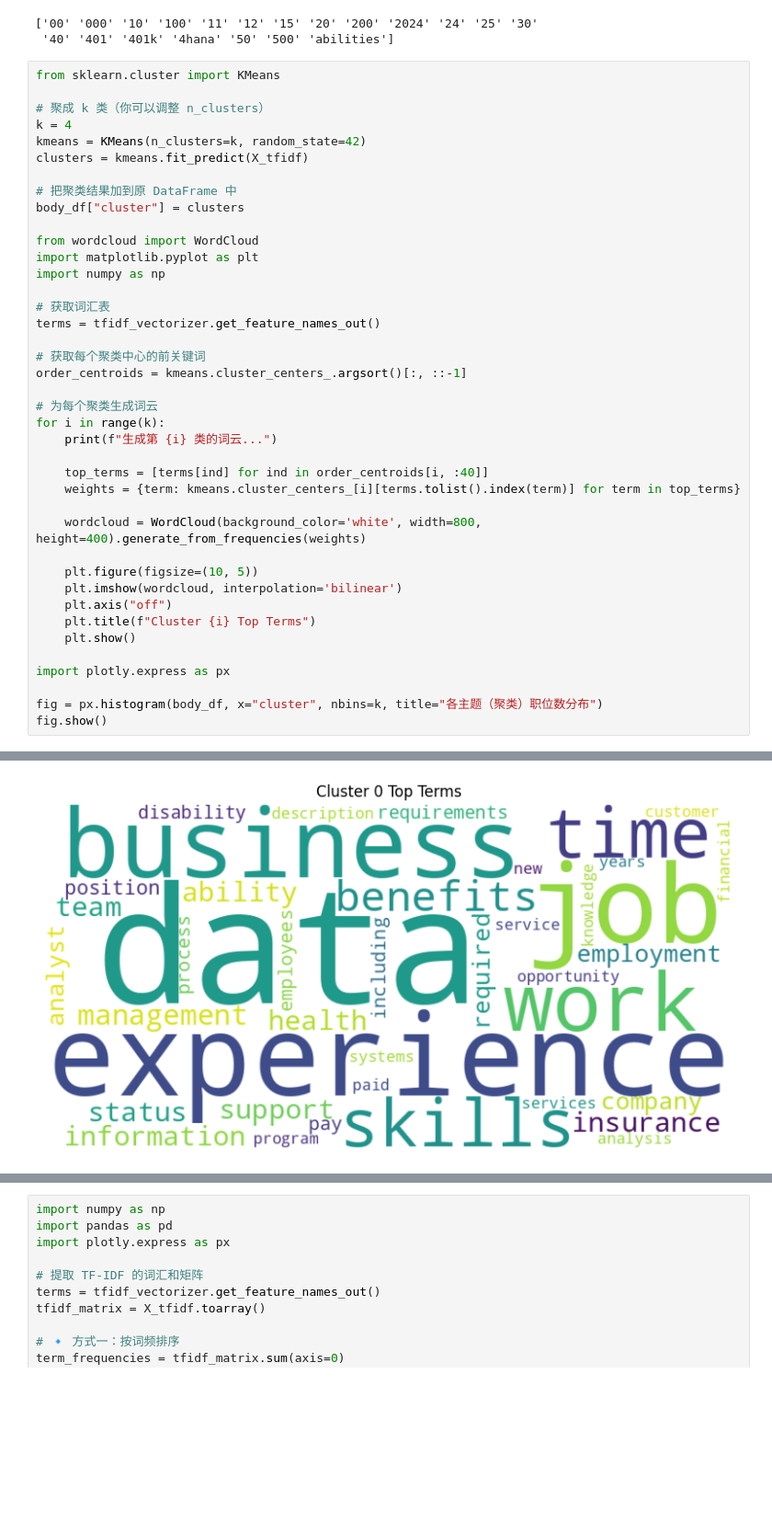
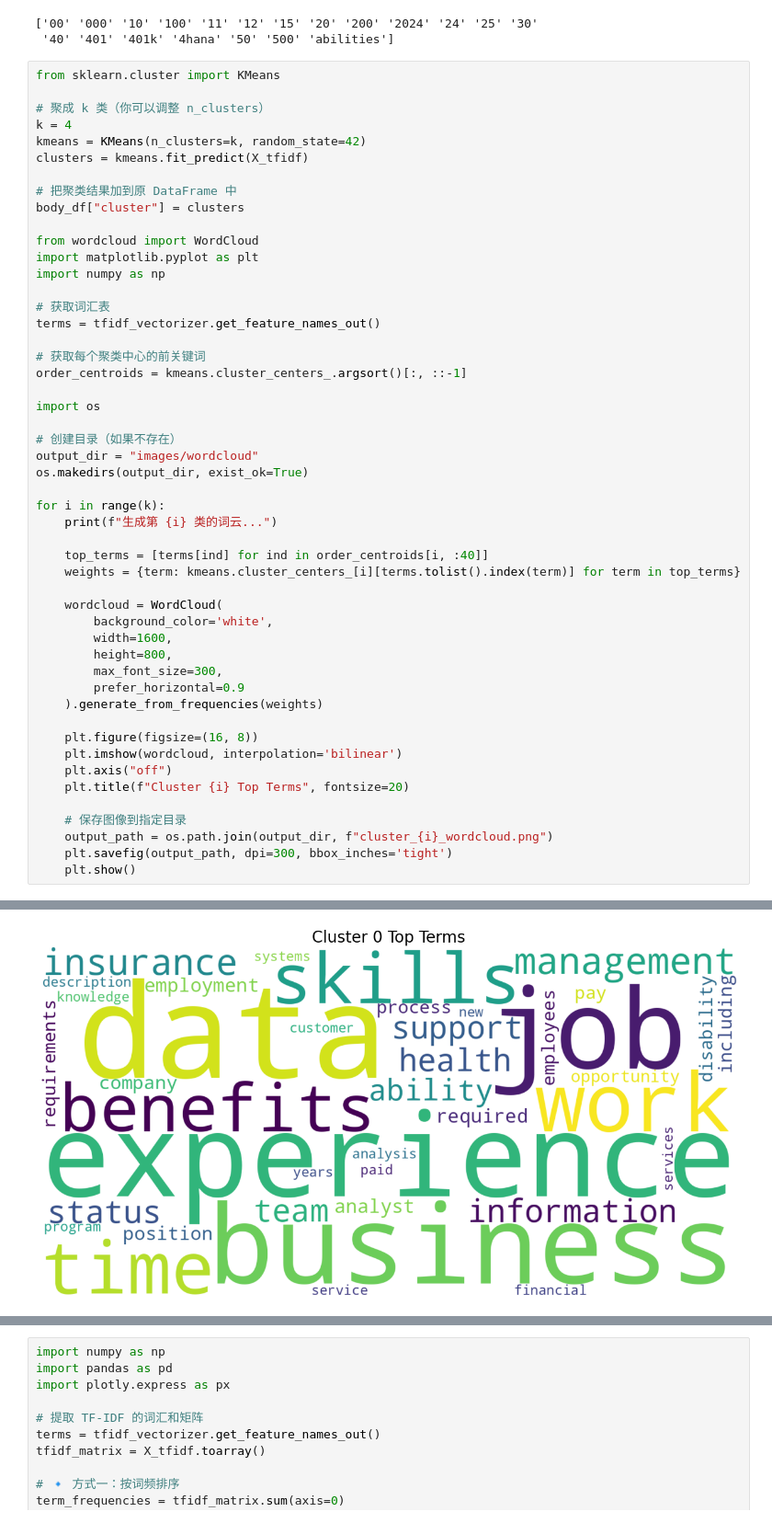
Before and after one commit to CYXNBNBNB/ad688-employability-sp25A1-group6, a Jupyter notebook: nlp_methods.ipynb, the cells around one changed output, grey strips where cells are left out. Shown at 92% size. Drawn from its saved outputs; the diff is of its cells as text; blank space fills up the shorter version.

```diff
--- a/nlp_methods.ipynb
+++ b/nlp_methods.ipynb
@@ -57,41 +57,51 @@ from sklearn.cluster import KMeans
 # 聚成 k 类（你可以调整 n_clusters）
 k = 4
 kmeans = KMeans(n_clusters=k, random_state=42)
 clusters = kmeans.fit_predict(X_tfidf)
 
 # 把聚类结果加到原 DataFrame 中
 body_df["cluster"] = clusters
 
 from wordcloud import WordCloud
 import matplotlib.pyplot as plt
 import numpy as np
 
 # 获取词汇表
 terms = tfidf_vectorizer.get_feature_names_out()
 
 # 获取每个聚类中心的前关键词
 order_centroids = kmeans.cluster_centers_.argsort()[:, ::-1]
 
-# 为每个聚类生成词云
+import os
+
+# 创建目录（如果不存在）
+output_dir = "images/wordcloud"
+os.makedirs(output_dir, exist_ok=True)
+
 for i in range(k):
     print(f"生成第 {i} 类的词云...")
 
     top_terms = [terms[ind] for ind in order_centroids[i, :40]]
     weights = {term: kmeans.cluster_centers_[i][terms.tolist().index(term)] for term in top_terms}
 
-    wordcloud = WordCloud(background_color='white', width=800, height=400).generate_from_frequencies(weights)
+    wordcloud = WordCloud(
+        background_color='white',
+        width=1600,
+        height=800,
+        max_font_size=300,
+        prefer_horizontal=0.9
+    ).generate_from_frequencies(weights)
 
-    plt.figure(figsize=(10, 5))
+    plt.figure(figsize=(16, 8))
     plt.imshow(wordcloud, interpolation='bilinear')
     plt.axis("off")
-    plt.title(f"Cluster {i} Top Terms")
+    plt.title(f"Cluster {i} Top Terms", fontsize=20)
+
+    # 保存图像到指定目录
+    output_path = os.path.join(output_dir, f"cluster_{i}_wordcloud.png")
+    plt.savefig(output_path, dpi=300, bbox_inches='tight')
     plt.show()
-
-import plotly.express as px
-
-fig = px.histogram(body_df, x="cluster", nbins=k, title="各主题（聚类）职位数分布")
-fig.show()
 # %% [output]
 生成第 0 类的词云...
-[figure, old version]
+[figure, new version]
 生成第 1 类的词云...
```
Also changed, not shown: parts of 3 cells of this notebook, 15 other files.
